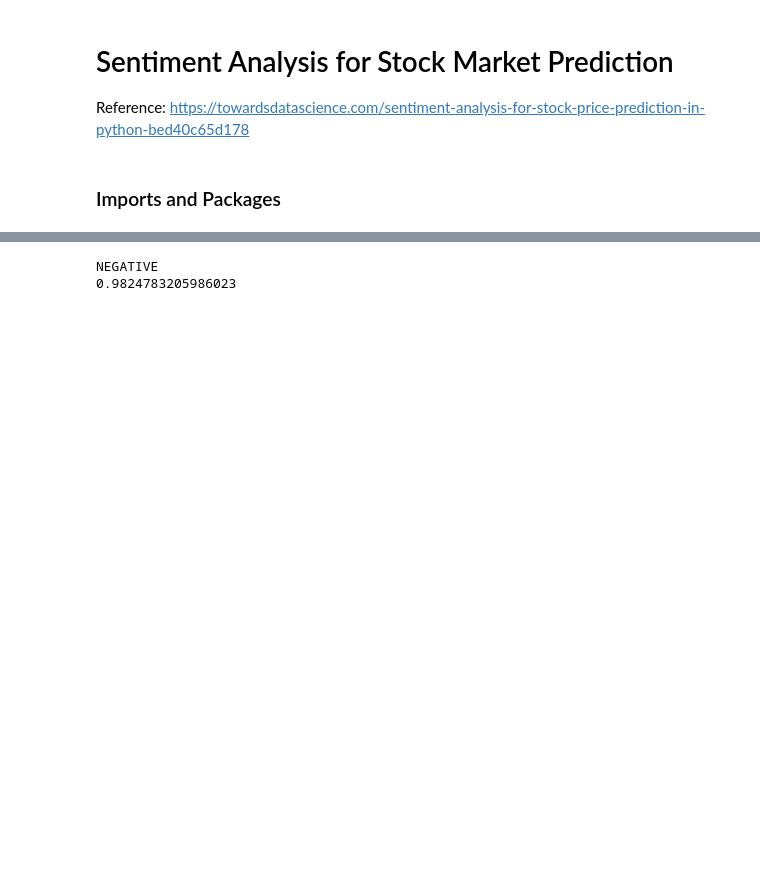
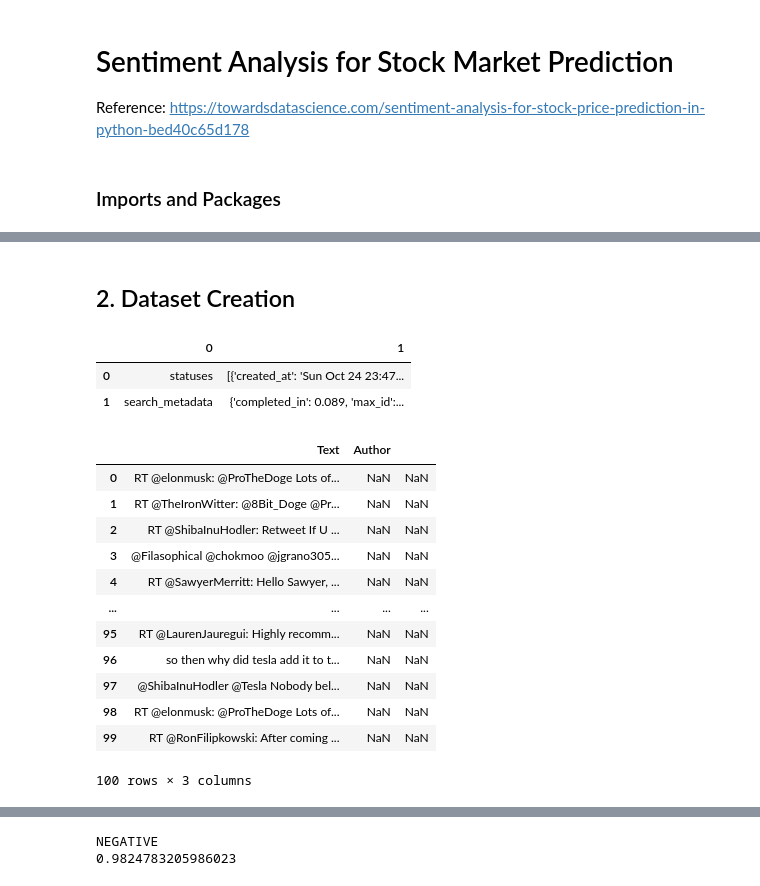
Before and after one commit to anjanshrestha123/Sentiment-Analysis-for-Stock-Price-Prediction, a Jupyter notebook: sentiment_analysis_stock_market_prediction.ipynb, the cells around one changed output, grey strips where cells are left out. Saved outputs shown, nothing was run; the diff lists cells and outputs as text; code cells hidden in the pictures; blank space fills up the shorter version.

Commit message:
added raw data creation

```diff
--- a/sentiment_analysis_stock_market_prediction.ipynb
+++ b/sentiment_analysis_stock_market_prediction.ipynb
@@ -13,0 +61,2 @@ sentiment_model = flair.models.TextClassifier.load('en-sentiment')
+# %% [markdown]
+## 2. Dataset Creation ##
@@ -13,0 +65,28 @@ sentiment_model = flair.models.TextClassifier.load('en-sentiment')
+# %%
+df = pd.DataFrame(list(json.items()))
+# %%
+df
+# %% [output]
+|  | 0 | 1 |
+| 0 | statuses | [{'created_at': 'Sun Oct 24 23:47... |
+| 1 | search_metadata | {'completed_in': 0.089, 'max_id':... |
+# %%
+texts = pd.Series([status['full_text'] for status in json['statuses']])
+# %%
+df['Text'] = texts
+# %%
+df
+# %% [output]
+|  | Text | Author |  |
+| 0 | RT @elonmusk: @ProTheDoge Lots of... | NaN | NaN |
+| 1 | RT @TheIronWitter: @8Bit_Doge @Pr... | NaN | NaN |
+| 2 | RT @ShibaInuHodler: Retweet If U ... | NaN | NaN |
+| 3 | @Filasophical @chokmoo @jgrano305... | NaN | NaN |
+| 4 | RT @SawyerMerritt: Hello Sawyer, ... | NaN | NaN |
+| ... | ... | ... | ... |
+| 95 | RT @LaurenJauregui: Highly recomm... | NaN | NaN |
+| 96 | so then why did tesla add it to t... | NaN | NaN |
+| 97 | @ShibaInuHodler @Tesla Nobody bel... | NaN | NaN |
+| 98 | RT @elonmusk: @ProTheDoge Lots of... | NaN | NaN |
+| 99 | RT @RonFilipkowski: After coming ... | NaN | NaN |
+100 rows × 3 columns
```
Also changed, not shown: parts of 10 cells of this notebook.
